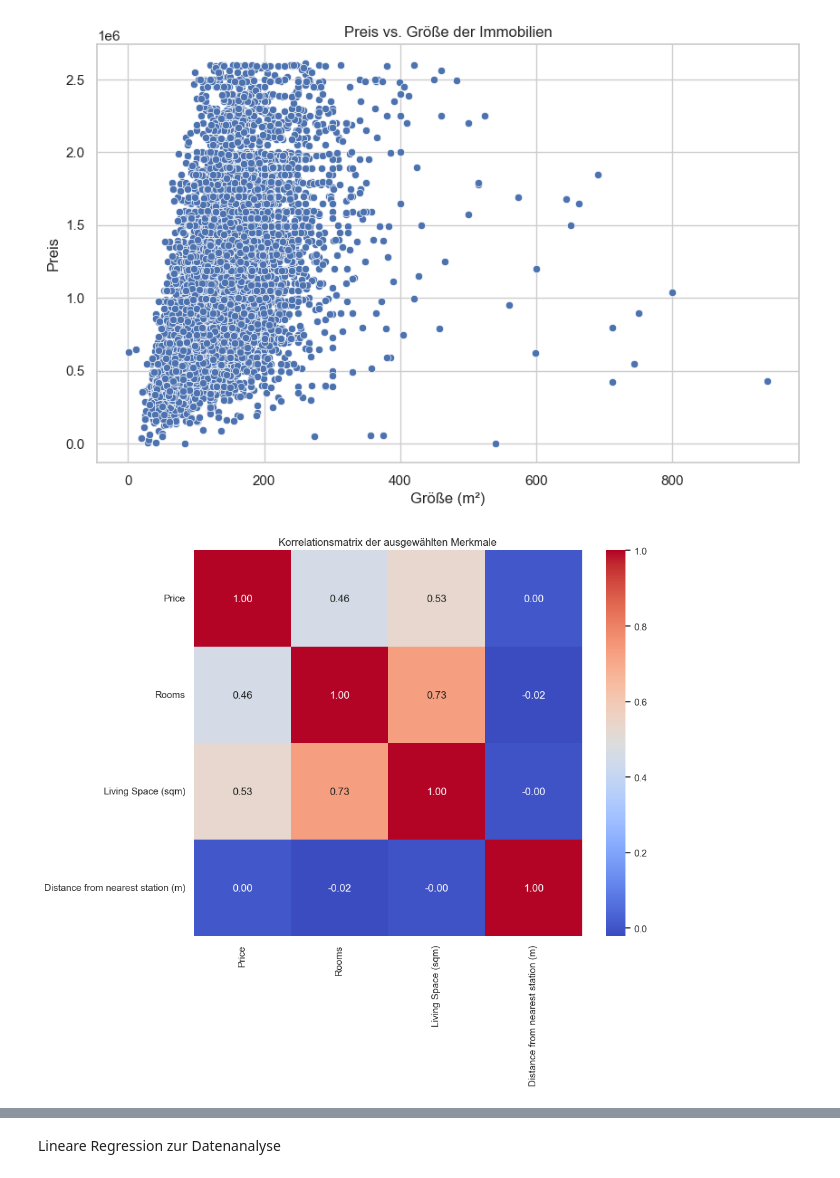
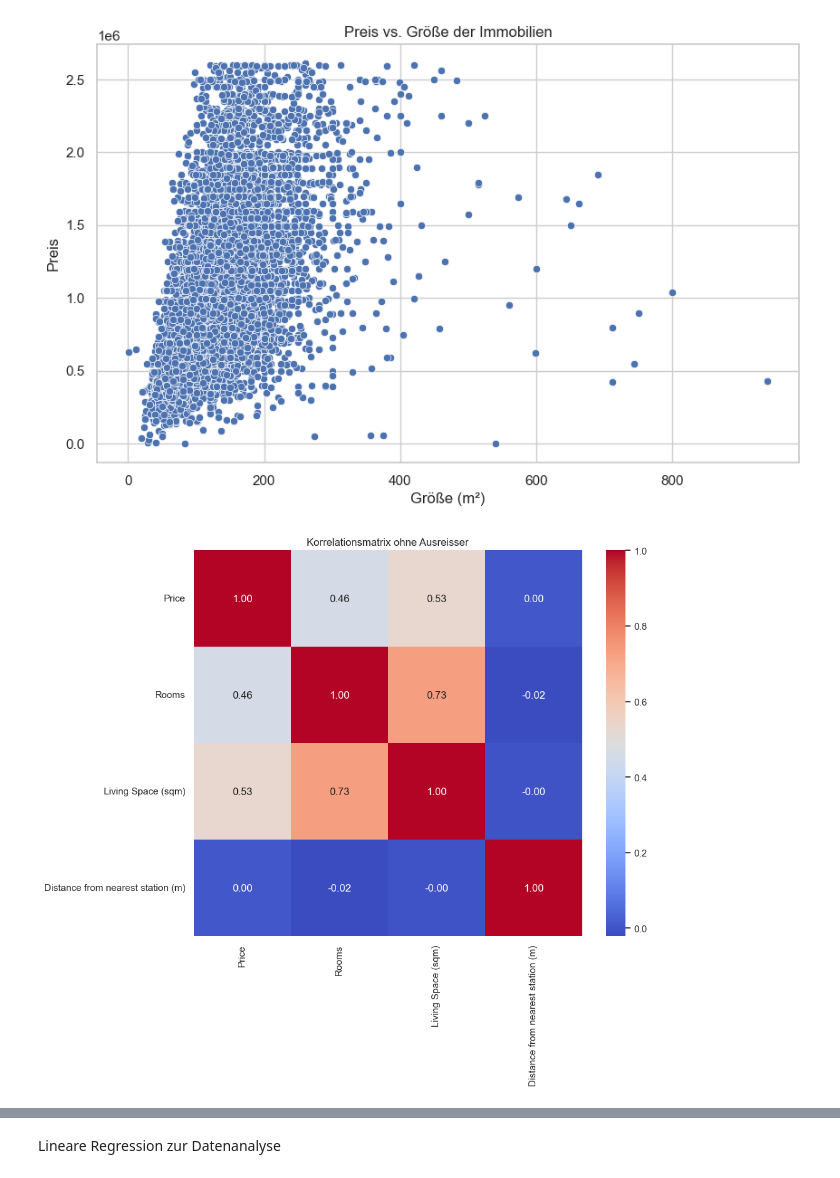
Before and after one commit to andreamaddes/AppliedDataScience, a Jupyter notebook: Code_Datenanalyse.ipynb, the cells around one changed output, grey strips where cells are left out. Cells and saved outputs as stored; diff of their text form; code cells hidden in the pictures.

```diff
--- a/Code_Datenanalyse.ipynb
+++ b/Code_Datenanalyse.ipynb
@@ -42,7 +42,7 @@ relevant_columns = ['Price', 'Rooms', 'Living Space (sqm)', 'Distance from neare
 correlation_matrix = df_filtered[relevant_columns].corr()
 plt.figure(figsize=(10, 8))
 sns.heatmap(correlation_matrix, annot=True, fmt=".2f", cmap='coolwarm')
-plt.title('Korrelationsmatrix der ausgewählten Merkmale')
+plt.title('Korrelationsmatrix ohne Ausreisser')
 plt.show()
 
 # Korrelationsmatrix mit ausreisser ausser max Preis
@@ -50,7 +50,7 @@ relevant_columns = ['Price', 'Rooms', 'Living Space (sqm)', 'Price_per_SquareMet
 correlation_matrix = df_clean[relevant_columns].corr()
 plt.figure(figsize=(10, 8))
 sns.heatmap(correlation_matrix, annot=True, fmt=".2f", cmap='coolwarm')
-plt.title('Korrelationsmatrix der ausgewählten Merkmale')
+plt.title('Korrelationsmatrix mit Ausreissern')
 plt.show()
 
 
@@ -72,7 +72,7 @@ plt.ylabel('Preis')
 plt.show()
 
 # Durchschnittspreise nach Kanton berechnen
-kanton_preise = df_filtered.groupby('canton')['Price'].mean().sort_values(ascending=False)
+kanton_preise = df_clean.groupby('canton')['Price'].mean().sort_values(ascending=False)
 print(kanton_preise)
 
 # Boxplot für Preise nach Zimmerzah
@@ -99,7 +99,7 @@ count                       13140.000000           1.314000e+04
 dtypes: float64(4), int64(1), object(4)
 memory usage: 924.0+ KB
 None
 Maximaler Preis im Datensatz:  590000000.0
 [figure]
 [figure]
-[figure, old version]
+[figure, new version]
```
Also changed, not shown: parts of 1 cell of this notebook.
